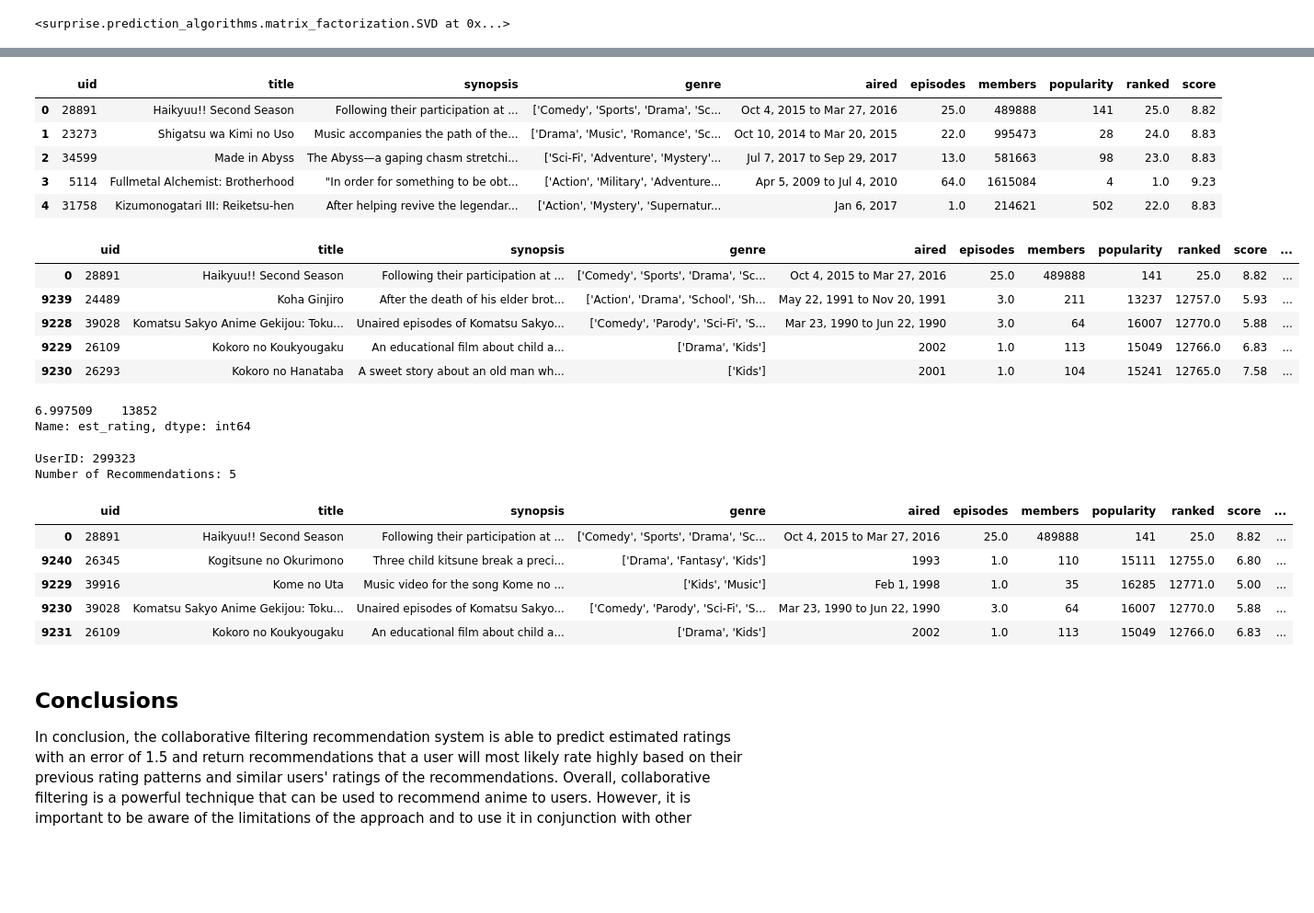
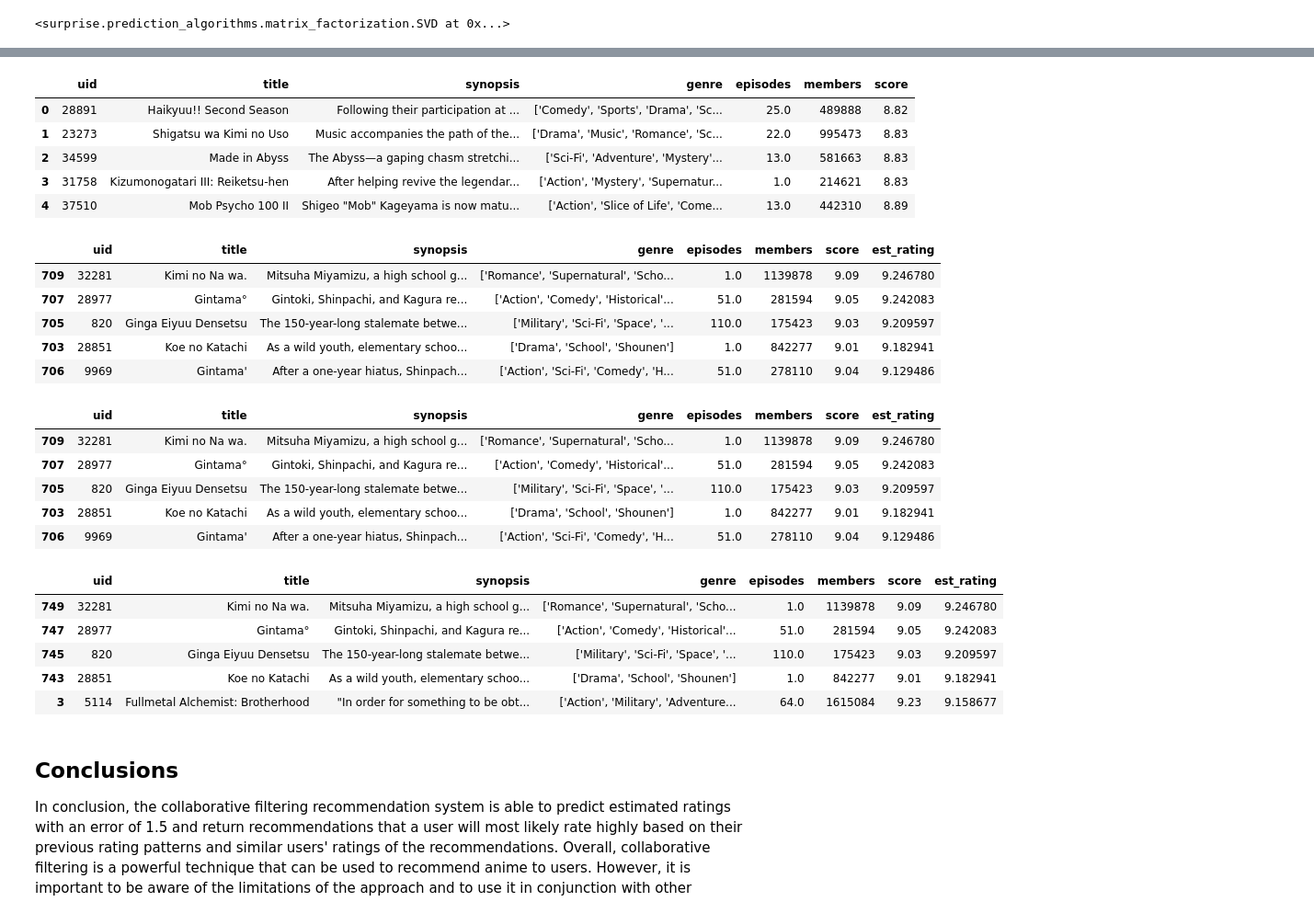
Before and after one commit to claragiurgiu/Anime-Recommendations, a Jupyter notebook: Collaborative_Filtering.ipynb, the cells around one changed output, grey strips where cells are left out. Shown: that part at 92% size. Saved outputs shown, nothing was run; the diff lists cells and outputs as text; code cells hidden in the pictures; blank space fills up the shorter version.

```diff
--- a/Collaborative_Filtering.ipynb
+++ b/Collaborative_Filtering.ipynb
@@ -359,7 +354,7 @@ plt.savefig('Images/model_comparison.png', dpi=400);
 The following code was sourced from one of my instructor's projects, linked [here](https://github.com/danielburdeno/Kindle-eBook-Recommendations/blob/main/CollaborativeFiltering.ipynb), and adjusted for this model.
 # %%
 trainset = users.build_full_trainset()
-svd_2.fit(trainset)
+svd_4.fit(trainset)
 # %% [output]
 <surprise.prediction_algorithms.matrix_factorization.SVD at 0x...>
 # %%
@@ -409,5 +388,5 @@ Name: 13983, dtype: object
 # %%
-user_ids = reviews.set_index('uid')
-user_ids.drop(columns=['score'], inplace=True)
+user_ids = reviews.set_index('user_id')
+user_ids.drop(columns=['Unnamed: 0', 'rating'], inplace=True)
 user_ids.head()
 # %% [output]
@@ -425,6 +404,4 @@ anime_uid    object
 dtype: object
-# %%
-user_ids['anime_uid'] = user_ids['anime_uid'].astype(int)
 # %%
 user_ids.to_csv('Data/user_anime_df.csv')
 # %%
@@ -436,4 +410,4 @@ Number of Recommendations: 5
 # %%
-reviewed = list(user_ids.loc[user, 'anime_uid'])
+reviewed = list(user_ids.loc[user, 'anime_id'])
 reviewed
 # %% [output]
@@ -445,29 +435,32 @@ not_reviewed.drop(reviewed, inplace=True)
 not_reviewed.reset_index(inplace=True)
 not_reviewed.head()
 # %% [output]
-|  | uid | title | synopsis | genre | aired | episodes | members | popularity | ranked | score |
-| 0 | 28891 | Haikyuu!! Second Season | Following their participation at ... | ['Comedy', 'Sports', 'Drama', 'Sc... | Oct 4, 2015 to Mar 27, 2016 | 25.0 | 489888 | 141 | 25.0 | 8.82 |
-| 1 | 23273 | Shigatsu wa Kimi no Uso | Music accompanies the path of the... | ['Drama', 'Music', 'Romance', 'Sc... | Oct 10, 2014 to Mar 20, 2015 | 22.0 | 995473 | 28 | 24.0 | 8.83 |
-| 2 | 34599 | Made in Abyss | The Abyss—a gaping chasm stretchi... | ['Sci-Fi', 'Adventure', 'Mystery'... | Jul 7, 2017 to Sep 29, 2017 | 13.0 | 581663 | 98 | 23.0 | 8.83 |
-| 3 | 5114 | Fullmetal Alchemist: Brotherhood | "In order for something to be obt... | ['Action', 'Military', 'Adventure... | Apr 5, 2009 to Jul 4, 2010 | 64.0 | 1615084 | 4 | 1.0 | 9.23 |
-| 4 | 31758 | Kizumonogatari III: Reiketsu-hen | After helping revive the legendar... | ['Action', 'Mystery', 'Supernatur... | Jan 6, 2017 | 1.0 | 214621 | 502 | 22.0 | 8.83 |
+|  | uid | title | synopsis | genre | episodes | members | score |
+| 0 | 28891 | Haikyuu!! Second Season | Following their participation at ... | ['Comedy', 'Sports', 'Drama', 'Sc... | 25.0 | 489888 | 8.82 |
+| 1 | 23273 | Shigatsu wa Kimi no Uso | Music accompanies the path of the... | ['Drama', 'Music', 'Romance', 'Sc... | 22.0 | 995473 | 8.83 |
+| 2 | 34599 | Made in Abyss | The Abyss—a gaping chasm stretchi... | ['Sci-Fi', 'Adventure', 'Mystery'... | 13.0 | 581663 | 8.83 |
+| 3 | 31758 | Kizumonogatari III: Reiketsu-hen | After helping revive the legendar... | ['Action', 'Mystery', 'Supernatur... | 1.0 | 214621 | 8.83 |
+| 4 | 37510 | Mob Psycho 100 II | Shigeo "Mob" Kageyama is now matu... | ['Action', 'Slice of Life', 'Come... | 13.0 | 442310 | 8.89 |
 # %%
-not_reviewed['est_rating'] = not_reviewed['uid'].apply(lambda x: svd_2.predict(user, x).est)
-
+not_reviewed['est_rating'] = not_reviewed['uid'].apply(lambda x: svd_4.predict(user, x).est)
 not_reviewed.sort_values(by='est_rating',  ascending=False, inplace=True)
 not_reviewed.head()
 # %% [output]
-|  | uid | title | synopsis | genre | aired | episodes | members | popularity | ranked | score | ... |
-| 0 | 28891 | Haikyuu!! Second Season | Following their participation at ... | ['Comedy', 'Sports', 'Drama', 'Sc... | Oct 4, 2015 to Mar 27, 2016 | 25.0 | 489888 | 141 | 25.0 | 8.82 | ... |
-| 9239 | 24489 | Koha Ginjiro | After the death of his elder brot... | ['Action', 'Drama', 'School', 'Sh... | May 22, 1991 to Nov 20, 1991 | 3.0 | 211 | 13237 | 12757.0 | 5.93 | ... |
-| 9228 | 39028 | Komatsu Sakyo Anime Gekijou: Toku... | Unaired episodes of Komatsu Sakyo... | ['Comedy', 'Parody', 'Sci-Fi', 'S... | Mar 23, 1990 to Jun 22, 1990 | 3.0 | 64 | 16007 | 12770.0 | 5.88 | ... |
-| 9229 | 26109 | Kokoro no Koukyougaku | An educational film about child a... | ['Drama', 'Kids'] | 2002 | 1.0 | 113 | 15049 | 12766.0 | 6.83 | ... |
-| 9230 | 26293 | Kokoro no Hanataba | A sweet story about an old man wh... | ['Kids'] | 2001 | 1.0 | 104 | 15241 | 12765.0 | 7.58 | ... |
+|  | uid | title | synopsis | genre | episodes | members | score | est_rating |
+| 709 | 32281 | Kimi no Na wa. | Mitsuha Miyamizu, a high school g... | ['Romance', 'Supernatural', 'Scho... | 1.0 | 1139878 | 9.09 | 9.246780 |
+| 707 | 28977 | Gintama° | Gintoki, Shinpachi, and Kagura re... | ['Action', 'Comedy', 'Historical'... | 51.0 | 281594 | 9.05 | 9.242083 |
+| 705 | 820 | Ginga Eiyuu Densetsu | The 150-year-long stalemate betwe... | ['Military', 'Sci-Fi', 'Space', '... | 110.0 | 175423 | 9.03 | 9.209597 |
+| 703 | 28851 | Koe no Katachi | As a wild youth, elementary schoo... | ['Drama', 'School', 'Shounen'] | 1.0 | 842277 | 9.01 | 9.182941 |
+| 706 | 9969 | Gintama' | After a one-year hiatus, Shinpach... | ['Action', 'Sci-Fi', 'Comedy', 'H... | 51.0 | 278110 | 9.04 | 9.129486 |
-# %%
-not_reviewed['est_rating'].value_counts()
-# %% [output]
-6.997509    13852
-Name: est_rating, dtype: int64
+# %%
+not_reviewed.head(recs)
+# %% [output]
+|  | uid | title | synopsis | genre | episodes | members | score | est_rating |
+| 709 | 32281 | Kimi no Na wa. | Mitsuha Miyamizu, a high school g... | ['Romance', 'Supernatural', 'Scho... | 1.0 | 1139878 | 9.09 | 9.246780 |
+| 707 | 28977 | Gintama° | Gintoki, Shinpachi, and Kagura re... | ['Action', 'Comedy', 'Historical'... | 51.0 | 281594 | 9.05 | 9.242083 |
+| 705 | 820 | Ginga Eiyuu Densetsu | The 150-year-long stalemate betwe... | ['Military', 'Sci-Fi', 'Space', '... | 110.0 | 175423 | 9.03 | 9.209597 |
+| 703 | 28851 | Koe no Katachi | As a wild youth, elementary schoo... | ['Drama', 'School', 'Shounen'] | 1.0 | 842277 | 9.01 | 9.182941 |
+| 706 | 9969 | Gintama' | After a one-year hiatus, Shinpach... | ['Action', 'Sci-Fi', 'Comedy', 'H... | 51.0 | 278110 | 9.04 | 9.129486 |
 # %%
 def anime_rec():
 
@@ -484,15 +479,14 @@ def anime_rec():
     return not_reviewed.head(recs)
-# %%
-anime_rec()
-# %% [output]
-UserID: 299323
-Number of Recommendations: 5
-|  | uid | title | synopsis | genre | aired | episodes | members | popularity | ranked | score | ... |
-| 0 | 28891 | Haikyuu!! Second Season | Following their participation at ... | ['Comedy', 'Sports', 'Drama', 'Sc... | Oct 4, 2015 to Mar 27, 2016 | 25.0 | 489888 | 141 | 25.0 | 8.82 | ... |
-| 9240 | 26345 | Kogitsune no Okurimono | Three child kitsune break a preci... | ['Drama', 'Fantasy', 'Kids'] | 1993 | 1.0 | 110 | 15111 | 12755.0 | 6.80 | ... |
-| 9229 | 39916 | Kome no Uta | Music video for the song Kome no ... | ['Kids', 'Music'] | Feb 1, 1998 | 1.0 | 35 | 16285 | 12771.0 | 5.00 | ... |
-| 9230 | 39028 | Komatsu Sakyo Anime Gekijou: Toku... | Unaired episodes of Komatsu Sakyo... | ['Comedy', 'Parody', 'Sci-Fi', 'S... | Mar 23, 1990 to Jun 22, 1990 | 3.0 | 64 | 16007 | 12770.0 | 5.88 | ... |
-| 9231 | 26109 | Kokoro no Koukyougaku | An educational film about child a... | ['Drama', 'Kids'] | 2002 | 1.0 | 113 | 15049 | 12766.0 | 6.83 | ... |
+# %%
+# recommendations for user # 73512
+anime_rec()
+# %% [output]
+|  | uid | title | synopsis | genre | episodes | members | score | est_rating |
+| 749 | 32281 | Kimi no Na wa. | Mitsuha Miyamizu, a high school g... | ['Romance', 'Supernatural', 'Scho... | 1.0 | 1139878 | 9.09 | 9.246780 |
+| 747 | 28977 | Gintama° | Gintoki, Shinpachi, and Kagura re... | ['Action', 'Comedy', 'Historical'... | 51.0 | 281594 | 9.05 | 9.242083 |
+| 745 | 820 | Ginga Eiyuu Densetsu | The 150-year-long stalemate betwe... | ['Military', 'Sci-Fi', 'Space', '... | 110.0 | 175423 | 9.03 | 9.209597 |
+| 743 | 28851 | Koe no Katachi | As a wild youth, elementary schoo... | ['Drama', 'School', 'Shounen'] | 1.0 | 842277 | 9.01 | 9.182941 |
+| 3 | 5114 | Fullmetal Alchemist: Brotherhood | "In order for something to be obt... | ['Action', 'Military', 'Adventure... | 64.0 | 1615084 | 9.23 | 9.158677 |
 # %% [markdown]
 ## Conclusions
 In conclusion, the collaborative filtering recommendation system is able to predict estimated ratings with an error of 1.5 and return recommendations that a user will most likely rate highly based on their previous rating patterns and similar users' ratings of the recommendations.
```
Also changed, not shown: parts of 26 cells of this notebook, 4 other files.
